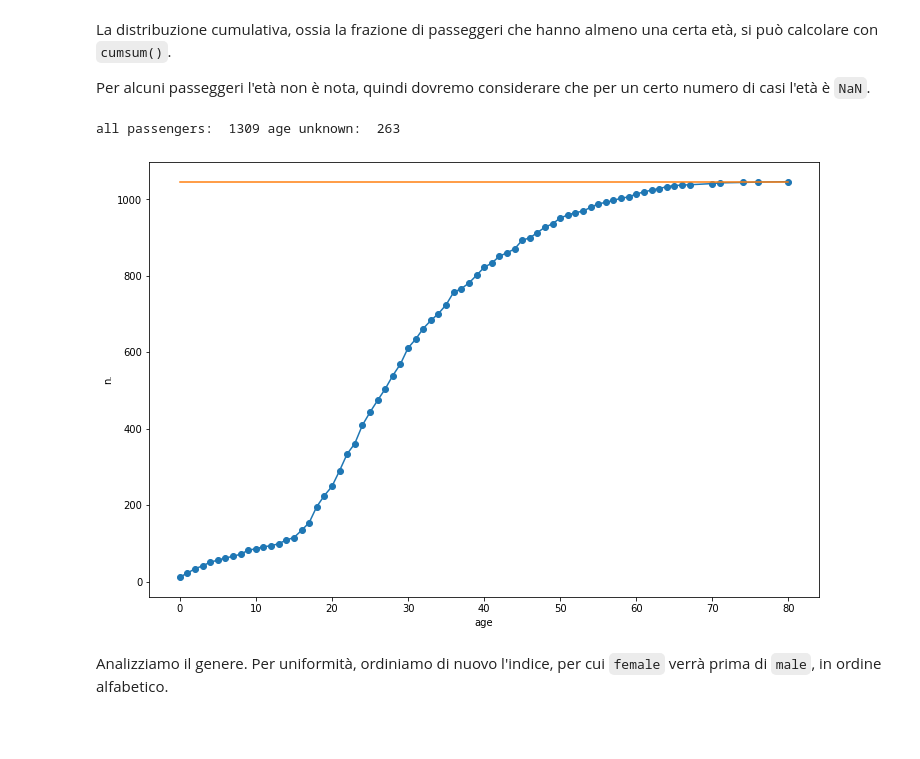
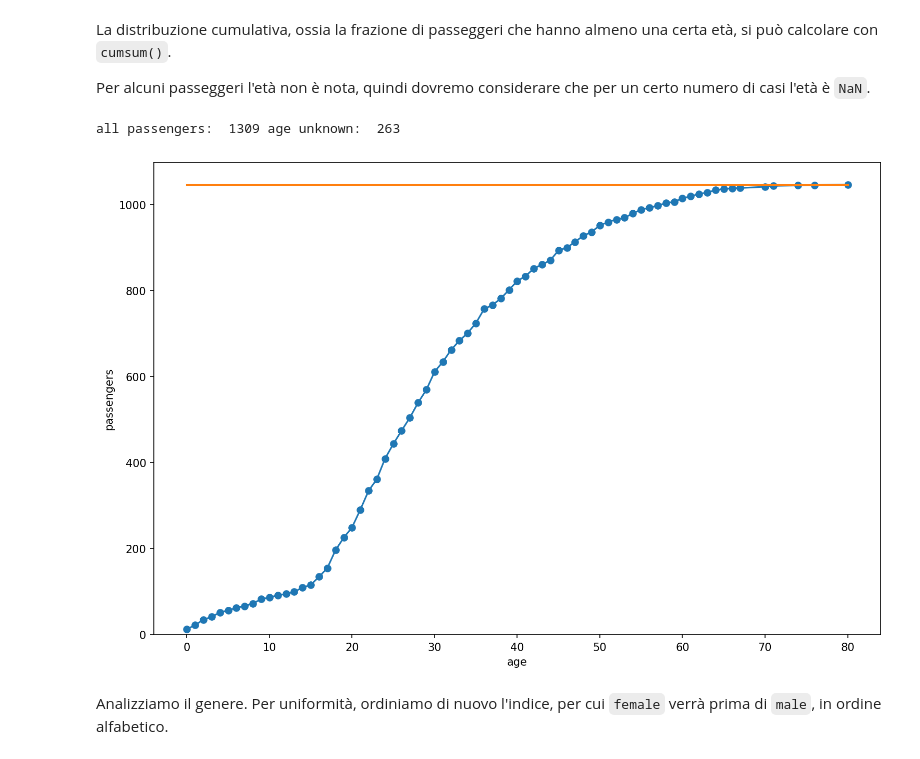
Before and after one commit to lucalista/analisi-dati-2022, a Jupyter notebook: 03.01.00__Titanic.ipynb, the cells around one changed output. Cells and saved outputs as stored; diff of their text form; code cells hidden in the pictures; blank space fills up the shorter version.

````diff
--- a/03.01.00__Titanic.ipynb
+++ b/03.01.00__Titanic.ipynb
@@ -84,8 +84,8 @@ sex_counts.female
 # %% [output]
 466
 # %%
-all=sex_counts.sum()
-print(all)
+passengers=sex_counts.sum()
+print(passengers)
 # %% [output]
 1309
 # %%
@@ -173,18 +177,19 @@ La distribuzione cumulativa, ossia la frazione di passeggeri che hanno almeno un
 
 Per alcuni passeggeri l'età non è nota, quindi dovremo considerare che per un certo numero di casi l'età è ```NaN```.
 # %%
-fig, ax = plt.subplots(figsize=(9, 6))
+fig, ax = plt.subplots(figsize=(9, 6), dpi=150)
 age_distr.cumsum().plot(figsize=(12,8),marker='o')
 ax.set_xlabel('age')
-ax.set_ylabel('n.')
+ax.set_ylabel('passengers')
+ax.set_ylim(0)
 na = df.age.isna().sum()
-print("all passengers: ", all, "age unknown: ", na)
-age_known = all-na
+print("all passengers: ", passengers, "age unknown: ", na)
+age_known = passengers-na
 plt.plot([0, 80],[age_known,age_known])
 fig.show()
 # %% [output]
 all passengers:  1309 age unknown:  263
-[figure, old version]
+[figure, new version]
 # %% [markdown]
 Analizziamo il genere. Per uniformità, ordiniamo di nuovo l'indice, per cui ```female``` verrà prima di ```male```, in ordine alfabetico.
 # %%
````
Also changed, not shown: parts of 26 cells of this notebook, 1 other file.
